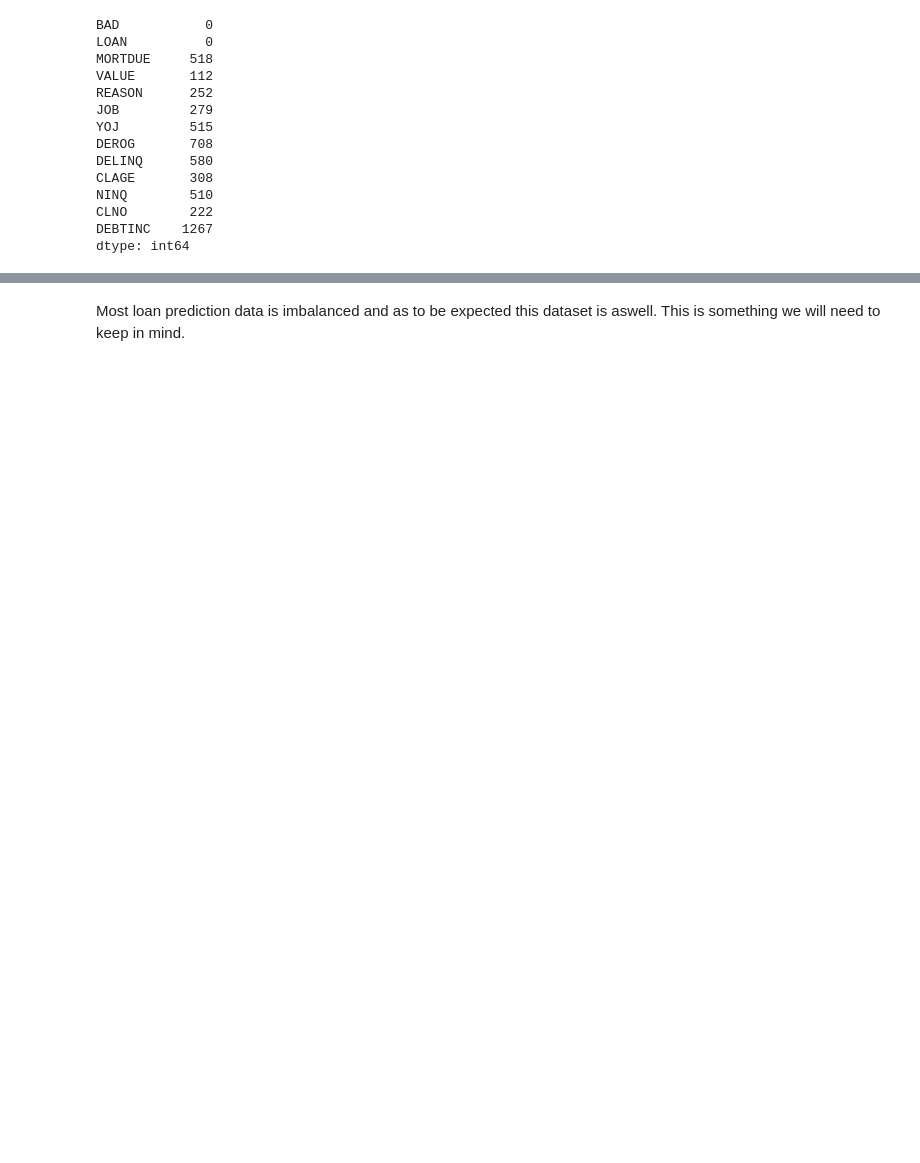
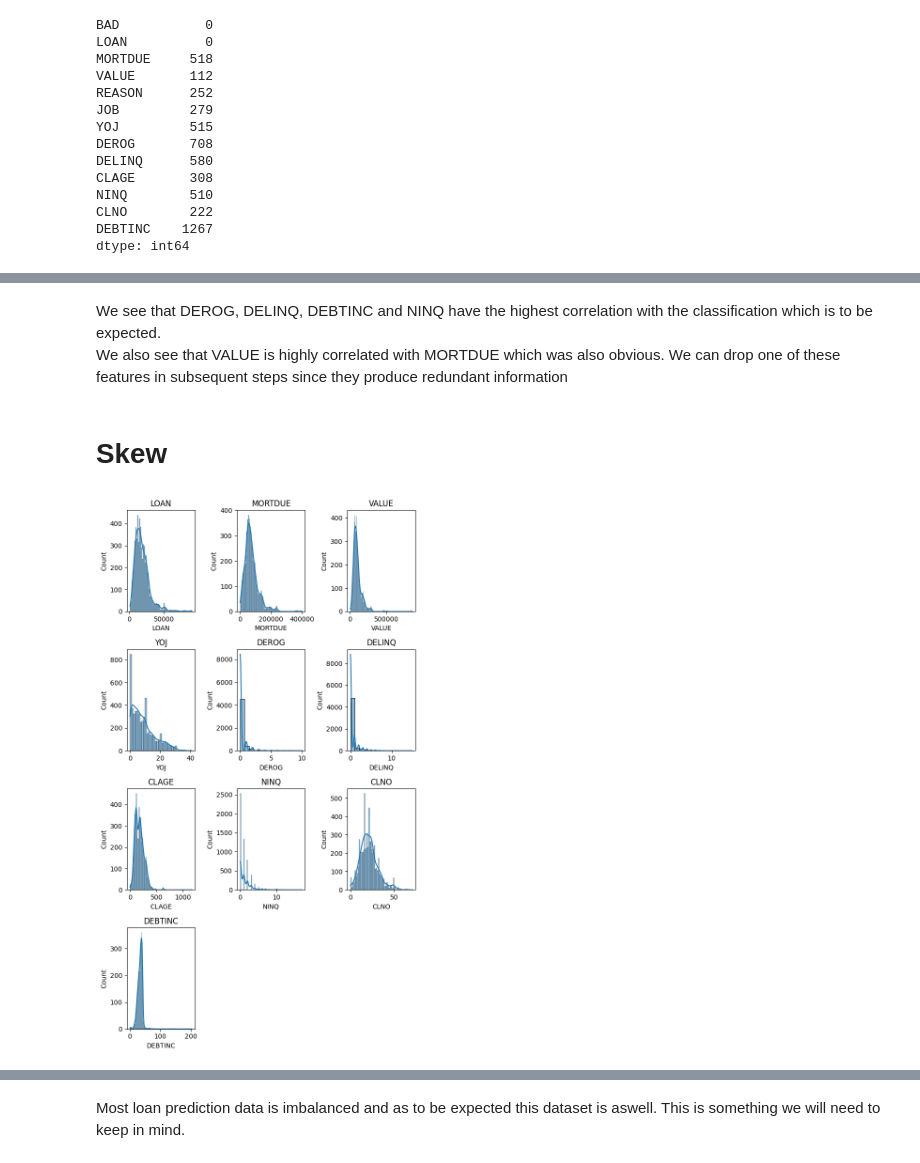
Before and after one commit to 4rn3/loan_default_prediction, a Jupyter notebook: data_analysis.ipynb, the cells around one changed output, grey strips where cells are left out. Saved outputs shown, nothing was run; the diff lists cells and outputs as text; code cells hidden in the pictures; blank space fills up the shorter version.

```diff
--- a/data_analysis.ipynb
+++ b/data_analysis.ipynb
@@ -79,0 +141,27 @@ We see quite a few null values which will need to be imputed or taken care off.
+# %% [markdown]
+We see that DEROG, DELINQ, DEBTINC and NINQ have the highest correlation with the classification which is to be expected.<br>
+We also see that VALUE is highly correlated with MORTDUE which was also obvious. We can drop one of these features in subsequent steps since they produce redundant information
+# %% [markdown]
+# Skew
+# %%
+skew_df = df.drop(["BAD", "JOB", "REASON"], axis=1)
+skew_df = skew_df[skew_df.notnull()]
+
+num_columns = len(outlier_df.columns)
+num_rows = math.ceil(num_columns / 3)
+num_cols = 3
+
+fig, axes = plt.subplots(nrows=num_rows, ncols=num_cols, figsize=(7, 3*num_rows))
+axes = axes.flatten()
+
+for i, column in enumerate(outlier_df.columns):
+    sns.histplot(x=df[column], ax=axes[i], kde=True)
+    axes[i].set_title(column)
+
+for j in range(num_columns, len(axes)):
+    fig.delaxes(axes[j])
+
+plt.tight_layout()
+plt.show()
+# %% [output]
+[figure, added]
```
Also changed, not shown: parts of 24 cells of this notebook.
